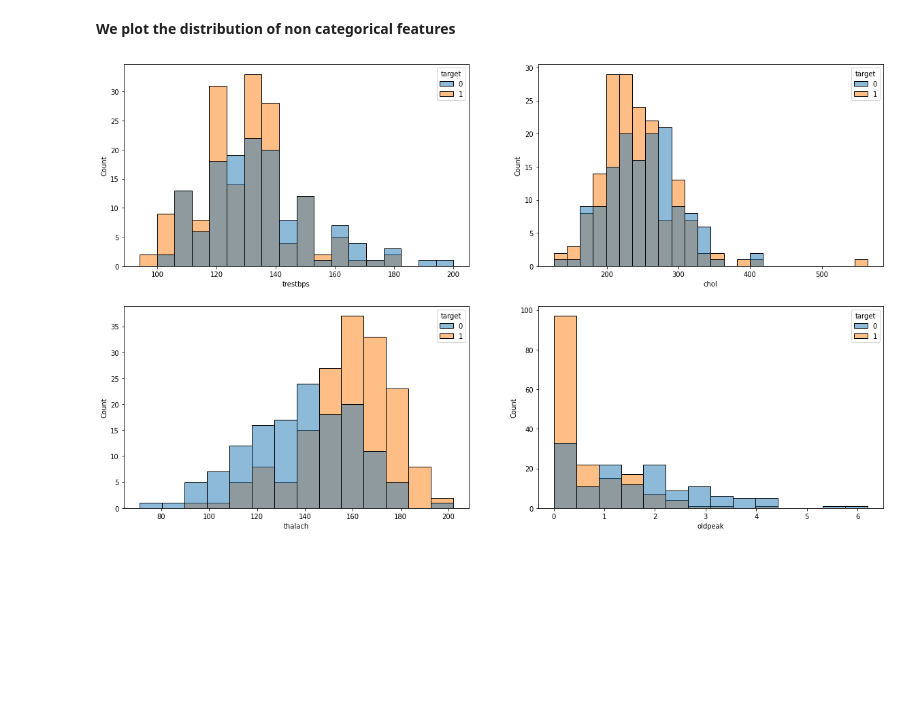
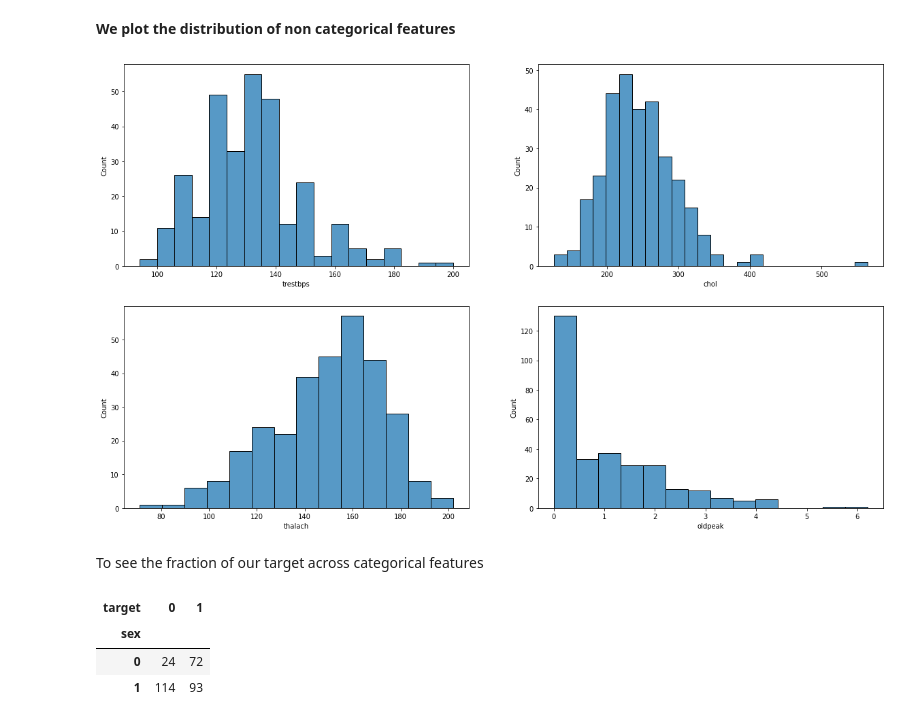
Before and after one commit to gracejidael/Health-datasets-Classification-, a Jupyter notebook: heart-disease-classification.ipynb, the cells around one changed output. Cells and saved outputs as stored; diff of their text form; code cells hidden in the pictures; blank space fills up the shorter version.

```diff
--- a/heart-disease-classification.ipynb
+++ b/heart-disease-classification.ipynb
@@ -129,13 +129,25 @@ plt.show()
 # %%
 #We plot the distribution of non categorical features
 
 
 fig, ([ax1,ax2], [ax3,ax4]) = plt.subplots(nrows=2, ncols=2, figsize=(20,12))
-sns.histplot(x=df["trestbps"], data=df, ax=ax1, hue="target")
-sns.histplot(x=df["chol"], data=df, ax=ax2, hue="target")
-sns.histplot(x=df["thalach"], data=df, ax=ax3, hue="target")
-sns.histplot(x=df["oldpeak"], data=df, ax=ax4, hue="target")
+sns.histplot(x=df["trestbps"], data=df, ax=ax1,)
+sns.histplot(x=df["chol"], data=df, ax=ax2,)
+sns.histplot(x=df["thalach"], data=df, ax=ax3,)
+sns.histplot(x=df["oldpeak"], data=df, ax=ax4,)
 
 plt.show()
 # %% [output]
-[figure, old version]
+[figure, new version]
+# %% [markdown]
+To see the fraction of our target across categorical features
+# %%
+#To see our target across features
+#target versus sex(0: Female, 1:Male)
+
+pd.crosstab(df.sex, df.target)
+# %% [output]
+| target | 0 | 1 |
+| sex |  |  |
+| 0 | 24 | 72 |
+| 1 | 114 | 93 |
```
Also changed, not shown: parts of 21 cells of this notebook.
